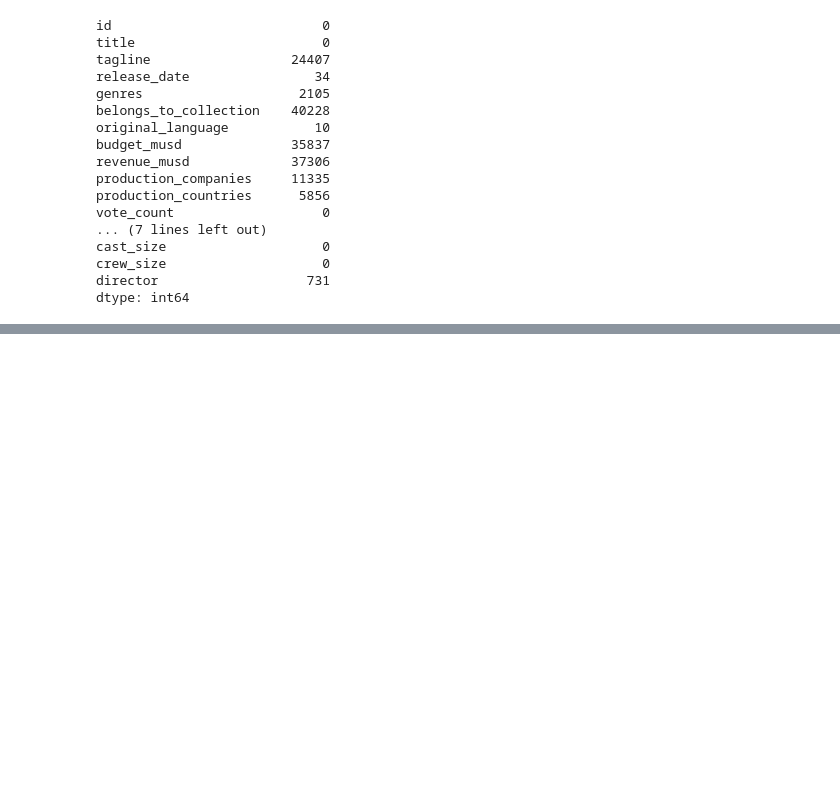
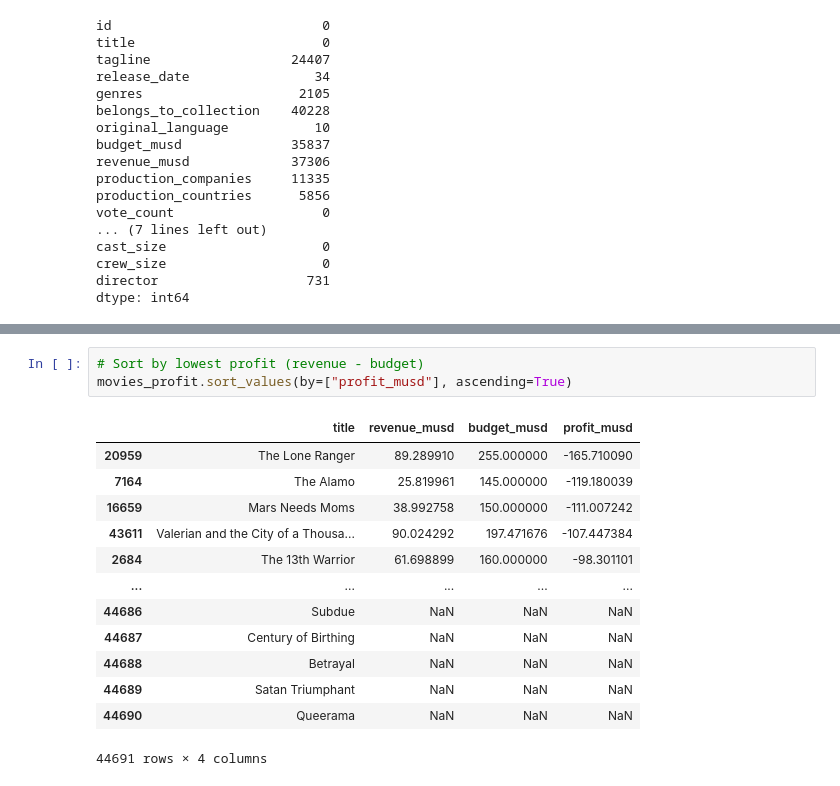
Before and after one commit to MeganHolborn/Udemy-Data-Science-with-Pandas-course, a Jupyter notebook: Project 1_Explanatory Data Analysis & Data Presentation.ipynb, the cells around one changed output, grey strips where cells are left out. Saved outputs shown, nothing was run; the diff lists cells and outputs as text; blank space fills up the shorter version.

```diff
--- a/Project 1_Explanatory Data Analysis & Data Presentation.ipynb
+++ b/Project 1_Explanatory Data Analysis & Data Presentation.ipynb
@@ -83,0 +179,17 @@ dtype: int64
+# %%
+# Sort by lowest profit (revenue - budget)
+movies_profit.sort_values(by=["profit_musd"], ascending=True)
+# %% [output]
+|  | title | revenue_musd | budget_musd | profit_musd |
+| 20959 | The Lone Ranger | 89.289910 | 255.000000 | -165.710090 |
+| 7164 | The Alamo | 25.819961 | 145.000000 | -119.180039 |
+| 16659 | Mars Needs Moms | 38.992758 | 150.000000 | -111.007242 |
+| 43611 | Valerian and the City of a Thousa... | 90.024292 | 197.471676 | -107.447384 |
+| 2684 | The 13th Warrior | 61.698899 | 160.000000 | -98.301101 |
+| ... | ... | ... | ... | ... |
+| 44686 | Subdue | NaN | NaN | NaN |
+| 44687 | Century of Birthing | NaN | NaN | NaN |
+| 44688 | Betrayal | NaN | NaN | NaN |
+| 44689 | Satan Triumphant | NaN | NaN | NaN |
+| 44690 | Queerama | NaN | NaN | NaN |
+44691 rows × 4 columns
```
Also changed, not shown: parts of 13 cells of this notebook.
